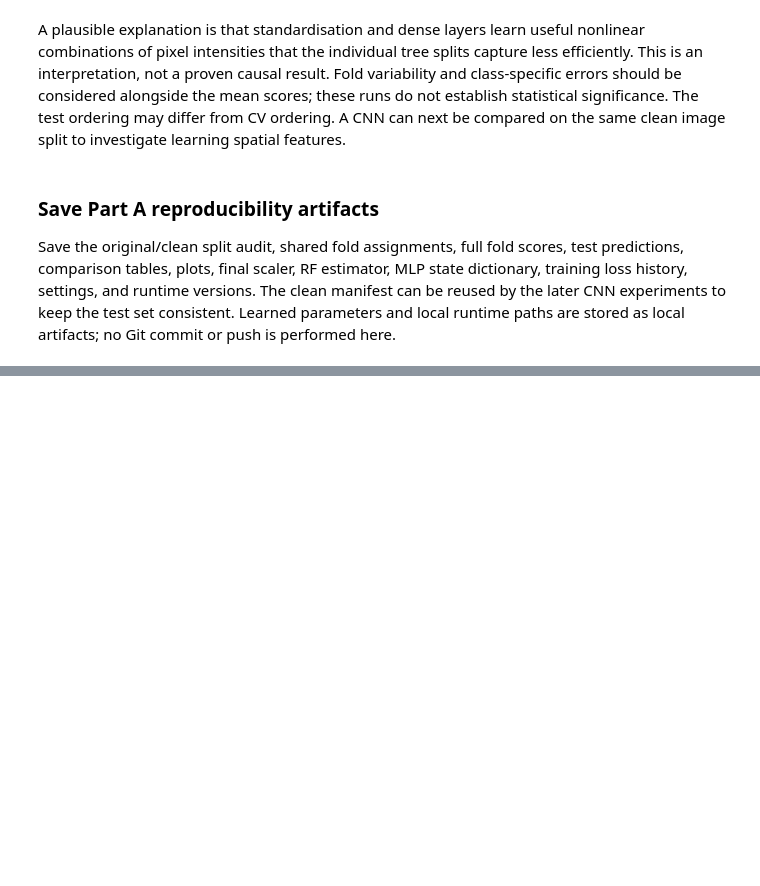
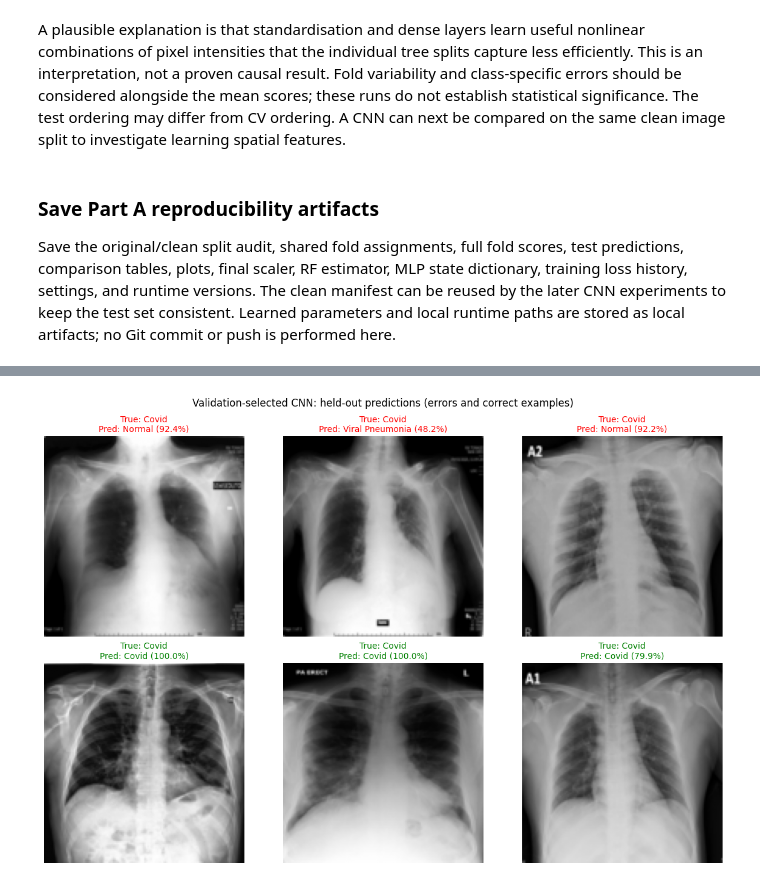
Before and after one commit to daisme369/PortfolioTask3, a Jupyter notebook: PortfolioTask3.ipynb, the cells around one changed output, grey strips where cells are left out. Cells and saved outputs as stored; diff of their text form; code cells hidden in the pictures; blank space fills up the shorter version.

Commit message:
update: partB and C

```diff
--- a/PortfolioTask3.ipynb
+++ b/PortfolioTask3.ipynb
@@ -845,0 +1446,80 @@ Keep the test set held out during CNN architecture and hyperparameter selection.
+# %%
+b_selected_evaluation = b_evaluations[B_SELECTED_ID]
+b_correct = np.flatnonzero(b_selected_evaluation["predictions"] == b_selected_evaluation["labels"])
+b_incorrect = np.flatnonzero(b_selected_evaluation["predictions"] != b_selected_evaluation["labels"])
+example_indices = list(b_incorrect[:3]) + list(b_correct[:3])
+if len(example_indices) < 6:
+    example_indices += [index for index in range(len(b_test_dataset)) if index not in example_indices][:6 - len(example_indices)]
+fig, axes = plt.subplots(2, 3, figsize=(12, 8))
+for ax, index in zip(axes.flat, example_indices):
+    image, true_label = b_test_dataset[index]
+    predicted_label = b_selected_evaluation["predictions"][index]
+    confidence = b_selected_evaluation["probabilities"][index, predicted_label]
+    ax.imshow(image.squeeze(0).numpy(), cmap="gray", vmin=0, vmax=1)
+    ax.set_title(f"True: {B_CLASS_NAMES[true_label]}\nPred: {B_CLASS_NAMES[predicted_label]} ({confidence:.1%})",
+                 color="green" if true_label == predicted_label else "red", fontsize=10)
+    ax.axis("off")
+fig.suptitle("Validation-selected CNN: held-out predictions (errors and correct examples)")
+fig.tight_layout()
+fig.savefig(B_FIGURE_DIR / "test_prediction_examples.png", dpi=180, bbox_inches="tight")
+plt.show()
+
+b_part_a_results = pd.read_csv(part_a_dir / "tables" / "model_comparison.csv")
+b_combined_rows = []
+for _, row in b_part_a_results.iterrows():
+    b_combined_rows.append({
+        "model": row["model"], "model_type": "Traditional ML",
+        "fit_images": len(b_original_train), "validation_images": 0, "test_images": len(b_test_dataset),
+        "test_accuracy": row["test_accuracy"], "test_weighted_f1": row["test_weighted_f1"],
+        "test_macro_f1": row["test_macro_f1"], "test_loss": np.nan,
+        "selection_protocol": "5-fold training CV", "selection_accuracy": row["cv_accuracy_mean"],
+        "selected_within_family": row["selected_by_cv"],
+    })
+for model_id, row in b_cnn_results.iterrows():
+    b_combined_rows.append({
+        "model": row["model"], "model_type": "Deep Learning",
+        "fit_images": len(b_train_dataset), "validation_images": len(b_validation_dataset),
+        "test_images": len(b_test_dataset),
+        "test_accuracy": row["test_accuracy"], "test_weighted_f1": row["test_weighted_f1"],
+        "test_macro_f1": row["test_macro_f1"], "test_loss": row["test_loss"],
+        "selection_protocol": "Training validation holdout", "selection_accuracy": row["best_val_accuracy"],
+        "selected_within_family": model_id == B_SELECTED_ID,
+    })
+b_combined_comparison = pd.DataFrame(b_combined_rows)
+b_combined_comparison.to_csv(B_TABLE_DIR / "ml_cnn_comparison.csv", index=False)
+display(b_combined_comparison.round(4))
+
+fig, axes = plt.subplots(1, 2, figsize=(13, 5))
+plot_labels = ["Random Forest", "PyTorch MLP", "CNN Dense128\nDropout0.5 / batch32", "CNN Dense64\nDropout0.3 / batch64"]
+for ax, metric, title in zip(axes, ("test_accuracy", "test_weighted_f1"), ("Test accuracy", "Test weighted F1")):
+    bars = ax.bar(plot_labels, b_combined_comparison[metric], color=["#64748b", "#94a3b8", "#2563eb", "#0d9488"])
+    ax.bar_label(bars, fmt="%.3f", padding=3)
+    ax.set(title=title, ylabel="Score", ylim=(0, 1.08))
+    ax.tick_params(axis="x", labelsize=8)
+fig.suptitle("ML to CNN: comparison on the same cleaned held-out test images")
+fig.tight_layout()
+fig.savefig(B_FIGURE_DIR / "ml_cnn_comparison.png", dpi=180, bbox_inches="tight")
+plt.show()
+
+selected_row = b_cnn_results.loc[B_SELECTED_ID]
+best_ml_row = b_part_a_results.loc[b_part_a_results["selected_by_cv"]].iloc[0]
+accuracy_difference = selected_row["test_accuracy"] - best_ml_row["test_accuracy"]
+display(Markdown(
+    f"**Validation-selected CNN: {selected_row['model']}.** Restored epoch "
+    f"{int(selected_row['best_epoch'])} of {int(selected_row['epochs_run'])} executed epochs, "
+    f"with validation accuracy {selected_row['best_val_accuracy']:.3f}. "
+    f"Its held-out accuracy is {selected_row['test_accuracy']:.3f}, weighted F1 is "
+    f"{selected_row['test_weighted_f1']:.3f}, and cross-entropy loss is {selected_row['test_loss']:.3f}. "
+    f"The test accuracy difference from the CV-selected ML baseline ({best_ml_row['model']}) is "
+    f"{100 * accuracy_difference:+.2f} percentage points. CNN selection remains based on validation."
+))
+display(Markdown(
+    "Convolutions preserve local spatial relationships, while the ML baselines use flattened pixels. "
+    "Differences may also reflect input resolution, fitting-set size, regularisation, batch size, and "
+    "optimisation, and training augmentation; these experiments do not isolate architecture as the cause. Inspect the learning "
+    "curves and per-class errors for overfitting. A single error changes test accuracy by about "
+    f"{100 / len(b_test_dataset):.2f} percentage points, so small differences are uncertain. "
+    "Exact deduplication does not establish patient independence or clinical generalisation."
+))
+# %% [output]
+[figure, added]
```
Also changed, not shown: parts of 26 cells of this notebook, 25 other files.
